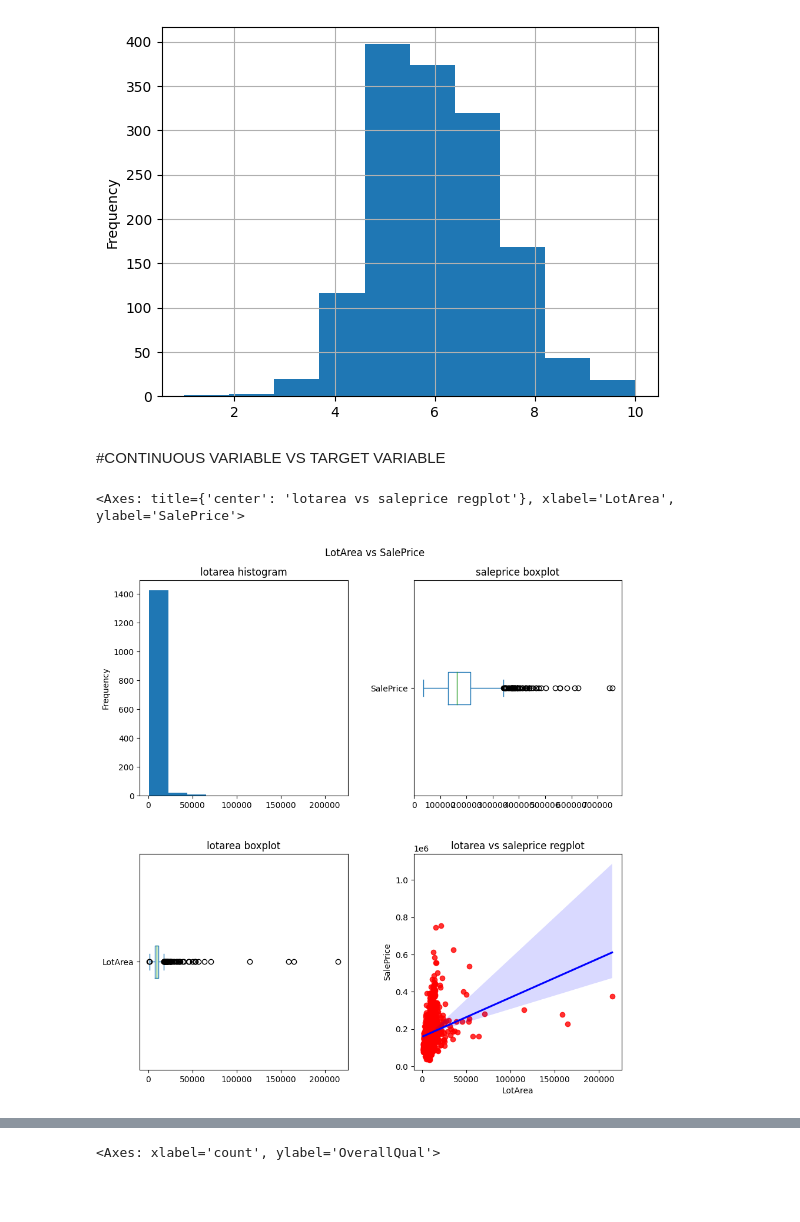
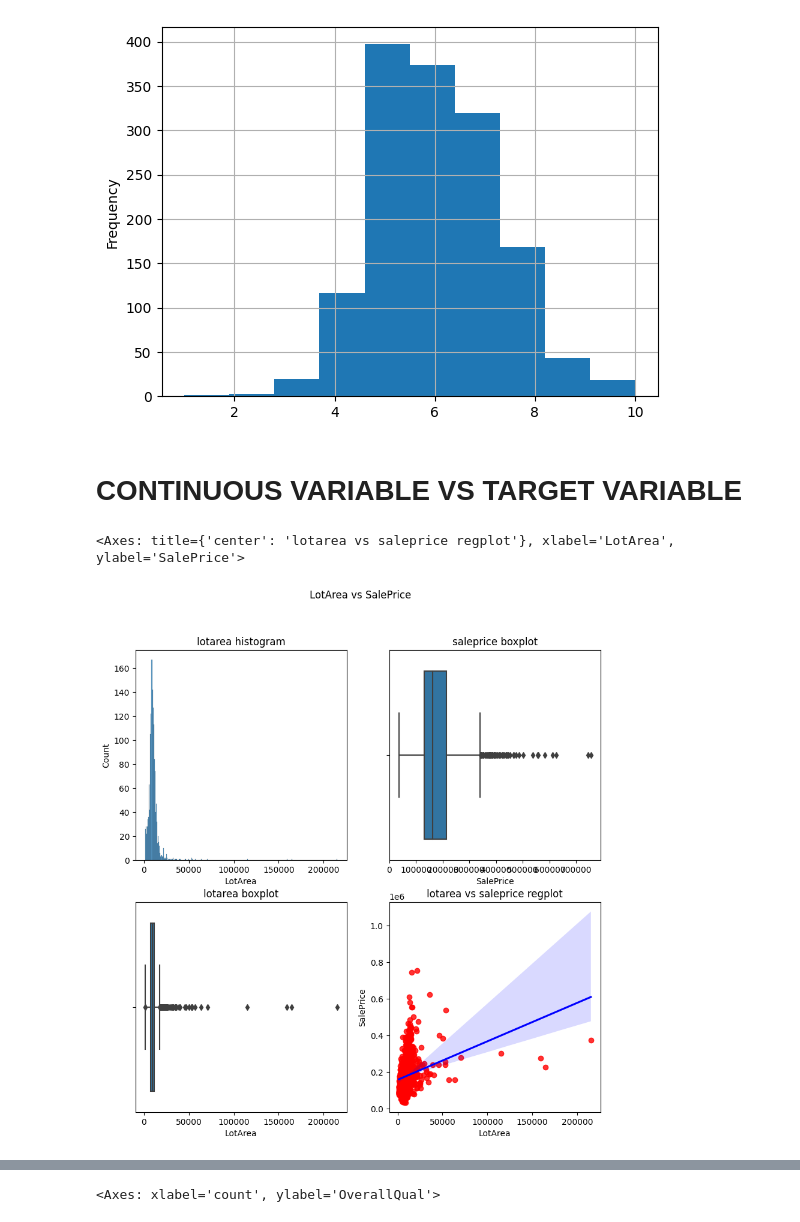
Before and after one commit to kaustubhnair02/OrionInternship-23, a Jupyter notebook: notebooks/EDA.ipynb, the cells around one changed output, grey strips where cells are left out. Saved outputs shown, nothing was run; the diff lists cells and outputs as text; code cells hidden in the pictures; blank space fills up the shorter version.

Commit message:
Create a subplot of LotArea and SalePrice

```diff
--- a/notebooks/EDA.ipynb
+++ b/notebooks/EDA.ipynb
@@ -320,24 +319,25 @@ df["OverallQual"].plot(kind='hist',grid=True)
 <Axes: ylabel='Frequency'>
 [figure]
 # %% [markdown]
-#CONTINUOUS VARIABLE VS TARGET VARIABLE
+# CONTINUOUS VARIABLE VS TARGET VARIABLE
 # %%
-l = df["LotArea"]
-s = df['SalePrice']
+l = df["LotArea"].value_counts()
+s = df['SalePrice'].value_counts()
 
 fig, axes = plt.subplots(2,2,figsize=(10,10))
-fig.tight_layout(pad=5,w_pad=5)
+#fig.tight_layout(pad=5,w_pad=5)
 fig.suptitle("LotArea vs SalePrice")
 
 axes[0,0].set_title("lotarea histogram")
 axes[0,1].set_title("saleprice boxplot")
 axes[1,0].set_title("lotarea boxplot")
 axes[1,1].set_title("lotarea vs saleprice regplot")
 
-l.plot(ax = axes[0,0],kind='hist')
-s.plot(ax = axes[0,1], kind='box',vert=False)
-l.plot(ax =axes[1,0],kind='box',vert=False)
-sb.regplot(ax = axes[1,1],x=l,y=s,scatter_kws={"color": "red"}, line_kws={"color": "blue"})
+
+sb.histplot(ax = axes[0,0], data=df,x='LotArea')
+sb.boxplot(ax = axes[0,1],data = df, x='SalePrice')
+sb.boxplot(ax = axes[1,0],data = df,x='LotArea')
+sb.regplot(ax = axes[1,1],data = df,x='LotArea',y='SalePrice',scatter_kws={"color": "red"}, line_kws={"color": "blue"})
 # %% [output]
 <Axes: title={'center': 'lotarea vs saleprice regplot'}, xlabel='LotArea', ylabel='SalePrice'>
-[figure, old version]
+[figure, new version]
```
Also changed, not shown: parts of 8 cells of this notebook.
